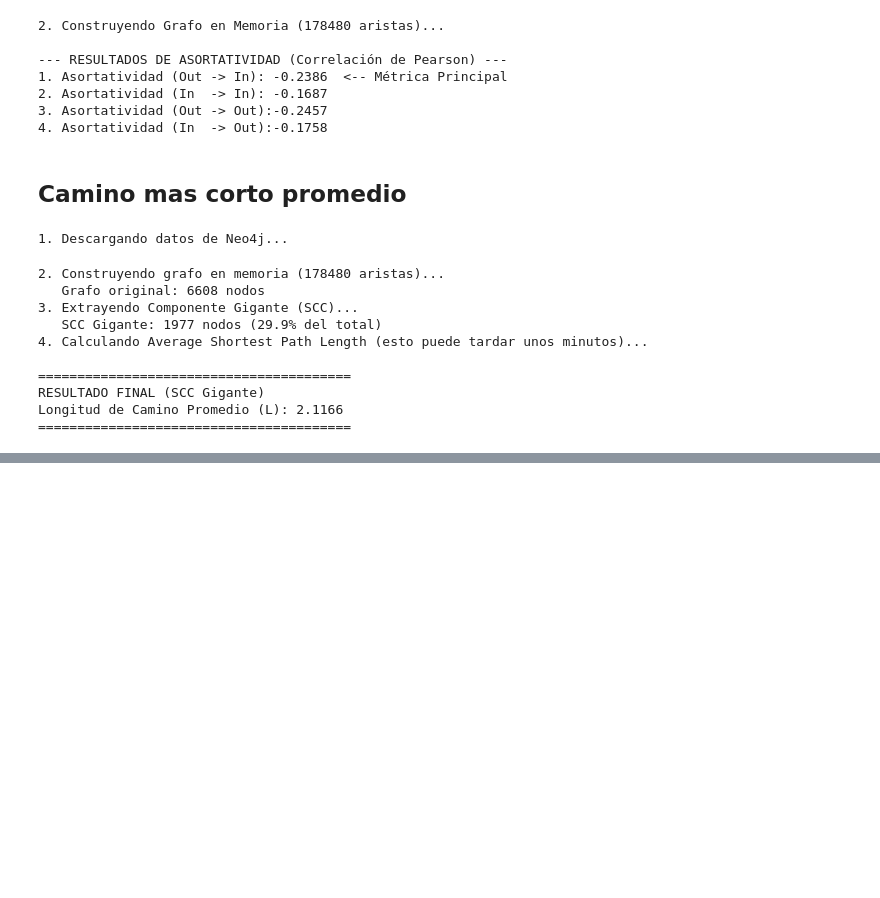
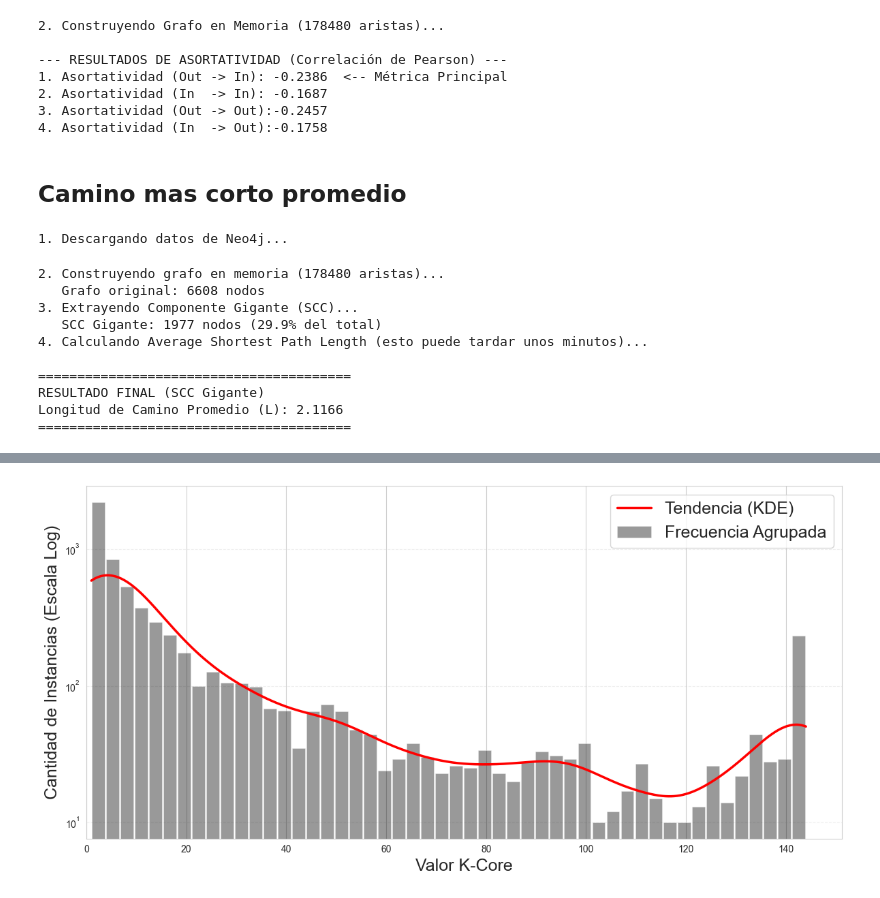
Before and after one commit to CarMoreno/TFM-reblogs-graph, a Jupyter notebook: graph-analysis.ipynb, the cells around one changed output, grey strips where cells are left out. Cells and saved outputs as stored; diff of their text form; code cells hidden in the pictures; blank space fills up the shorter version.

```diff
--- a/graph-analysis.ipynb
+++ b/graph-analysis.ipynb
@@ -1579,0 +1894,79 @@ Longitud de Camino Promedio (L): 2.1166
+# %%
+import numpy as np
+from scipy.stats import gaussian_kde
+
+
+def plot_kcore_robust():
+    query = """
+    MATCH (n:Instance)
+    WHERE n.coreValue IS NOT NULL
+    RETURN n.coreValue AS k_i, count(*) AS num_nodos
+    ORDER BY k_i ASC
+    """
+
+    print("Obteniendo datos...")
+    df = run_query(query)
+
+    df_filtered = df.filter(pl.col("k_i") > 0)
+
+    # Expandimos los datos para los cálculos matemáticos
+    k_values = df_filtered["k_i"].to_numpy()
+    counts = df_filtered["num_nodos"].to_numpy()
+    data_expanded = np.repeat(k_values, counts)
+
+    num_bins = 50  # Número de barras en el lplot
+
+    # Calculamos histograma manualmente con Numpy
+    hist_counts, bin_edges = np.histogram(data_expanded, bins=num_bins)
+    bin_centers = (bin_edges[:-1] + bin_edges[1:]) / 2
+    bin_width = bin_edges[1] - bin_edges[0]
+
+    kde = gaussian_kde(data_expanded)
+    x_grid = np.linspace(bin_edges.min(), bin_edges.max(), 500)
+
+    scale_factor = len(data_expanded) * bin_width
+    y_smooth = kde(x_grid) * scale_factor
+
+    plt.figure(figsize=(12, 6))
+
+    # A) Las Barras (Histograma Manual)
+    plt.bar(
+        bin_centers,
+        hist_counts,
+        width=bin_width * 0.9,  # Dejamos un pequeño espacio entre barras (10%)
+        color="black",
+        alpha=0.4,  # Transparencia media
+        edgecolor="white",  # Borde negro fino (para que se vean sí o sí)
+        linewidth=0.5,
+        label="Frecuencia Agrupada",
+    )
+
+    # B) La Línea de Densidad
+    plt.plot(
+        x_grid,
+        y_smooth,
+        color="red",  # Rojo vino
+        linewidth=2.5,
+        label="Tendencia (KDE)",
+    )
+
+    # Configuración Final
+    # plt.title(f'Distribución de Capas K-Core (Agrupado en {num_bins} bins)', fontsize=14)
+    plt.xlabel("Valor K-Core", fontsize=18)
+    plt.ylabel("Cantidad de Instancias (Escala Log)", fontsize=18)
+
+    plt.yscale("log")
+    plt.legend()
+    plt.grid(axis="y", linestyle="--", alpha=0.3)
+
+    # Asegurar límites para que no corte la gráfica
+    plt.xlim(left=0, right=max(k_values) * 1.05)
+    plt.legend(loc="upper right", fontsize=18)
+    plt.tight_layout()
+    plt.savefig("k_core_histogram.png", bbox_inches="tight")
+    plt.show()
+
+
+# Ejecutar
+plot_kcore_robust()
+# %% [output]
@@ -1579,0 +1974 @@ Longitud de Camino Promedio (L): 2.1166
+[figure, added]
```
Also changed, not shown: parts of 11 cells of this notebook.
